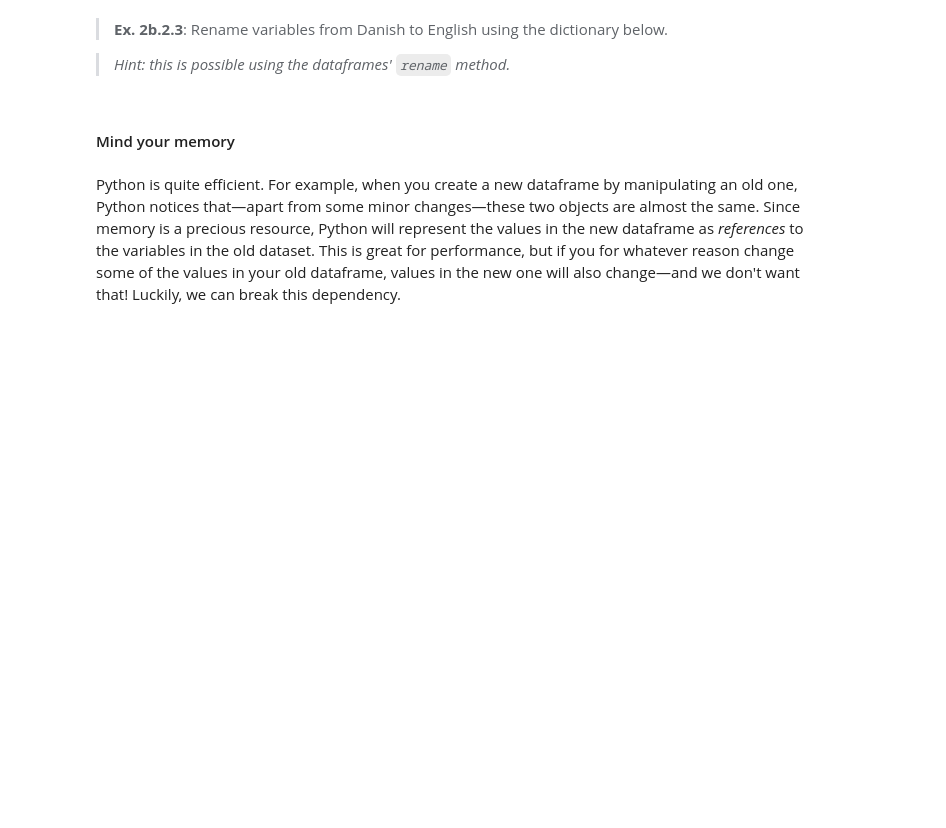
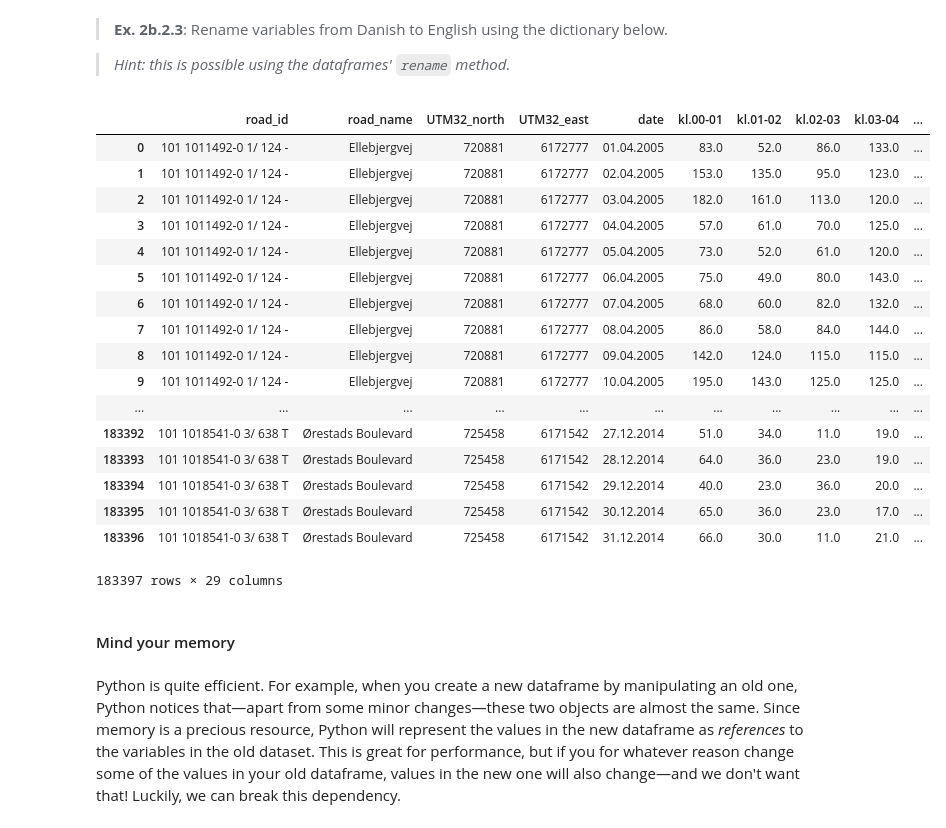
Before and after one commit to Froop0/Social-Data-Science-Group3, a Jupyter notebook: exercises_week2b_SELF.ipynb, the cells around one changed output. Saved outputs shown, nothing was run; the diff lists cells and outputs as text; code cells hidden in the pictures; blank space fills up the shorter version.

```diff
--- a/exercises_week2b_SELF.ipynb
+++ b/exercises_week2b_SELF.ipynb
@@ -94,0 +132,2 @@ TypeError: expected string or bytes-like object
+# %%
+data = [pd.read_excel(i, skiprows=10) for i in urls_data] #first 10 rows are skipped acc. to suggestion
@@ -98,3 +141,5 @@ TypeError: expected string or bytes-like object
 > *Hint: try using pandas' `concat` function.*
 # %%
 # [Answer to Ex. 2b.1.5]
+raw_data = pd.concat(data)
+type(raw_data)
@@ -118,0 +177,2 @@ Remember `numpy` arrays from last week? Unlike these, `pandas` dataframes have t
+# %%
+data = raw_data.reset_index(drop=True)
@@ -124,0 +189,4 @@ Remember `numpy` arrays from last week? Unlike these, `pandas` dataframes have t
+# %%
+# [Answer to Ex. 2b.2.2]
+data = data.drop(['Spor'], axis=1) #axis=1 - drop labels from column; /=0 drop labels from index
+data.tail(1)
@@ -128,14 +200,35 @@ Remember `numpy` arrays from last week? Unlike these, `pandas` dataframes have t
 > *Hint: this is possible using the dataframes' `rename` method.*
 # %%
 # [Answer to Ex. 2b.2.3]
-
 dk_to_uk = {
     'Vejnavn':'road_name',
     '(UTM32)':'UTM32_north',
     '(UTM32).1':'UTM32_east',
     'Dato':'date',
     'Vej-Id':'road_id'
 }
+
+data_renamed = data.rename(columns=dk_to_uk)
+data_renamed
+# %% [output]
+|  | road_id | road_name | UTM32_north | UTM32_east | date | kl.00-01 | kl.01-02 | kl.02-03 | kl.03-04 | ... |
+| 0 | 101 1011492-0 1/ 124 - | Ellebjergvej | 720881 | 6172777 | 01.04.2005 | 83.0 | 52.0 | 86.0 | 133.0 | ... |
+| 1 | 101 1011492-0 1/ 124 - | Ellebjergvej | 720881 | 6172777 | 02.04.2005 | 153.0 | 135.0 | 95.0 | 123.0 | ... |
+| 2 | 101 1011492-0 1/ 124 - | Ellebjergvej | 720881 | 6172777 | 03.04.2005 | 182.0 | 161.0 | 113.0 | 120.0 | ... |
+| 3 | 101 1011492-0 1/ 124 - | Ellebjergvej | 720881 | 6172777 | 04.04.2005 | 57.0 | 61.0 | 70.0 | 125.0 | ... |
+| 4 | 101 1011492-0 1/ 124 - | Ellebjergvej | 720881 | 6172777 | 05.04.2005 | 73.0 | 52.0 | 61.0 | 120.0 | ... |
+| 5 | 101 1011492-0 1/ 124 - | Ellebjergvej | 720881 | 6172777 | 06.04.2005 | 75.0 | 49.0 | 80.0 | 143.0 | ... |
+| 6 | 101 1011492-0 1/ 124 - | Ellebjergvej | 720881 | 6172777 | 07.04.2005 | 68.0 | 60.0 | 82.0 | 132.0 | ... |
+| 7 | 101 1011492-0 1/ 124 - | Ellebjergvej | 720881 | 6172777 | 08.04.2005 | 86.0 | 58.0 | 84.0 | 144.0 | ... |
+| 8 | 101 1011492-0 1/ 124 - | Ellebjergvej | 720881 | 6172777 | 09.04.2005 | 142.0 | 124.0 | 115.0 | 115.0 | ... |
+| 9 | 101 1011492-0 1/ 124 - | Ellebjergvej | 720881 | 6172777 | 10.04.2005 | 195.0 | 143.0 | 125.0 | 125.0 | ... |
+| ... | ... | ... | ... | ... | ... | ... | ... | ... | ... | ... |
+| 183392 | 101 1018541-0 3/ 638 T | Ørestads Boulevard | 725458 | 6171542 | 27.12.2014 | 51.0 | 34.0 | 11.0 | 19.0 | ... |
+| 183393 | 101 1018541-0 3/ 638 T | Ørestads Boulevard | 725458 | 6171542 | 28.12.2014 | 64.0 | 36.0 | 23.0 | 19.0 | ... |
+| 183394 | 101 1018541-0 3/ 638 T | Ørestads Boulevard | 725458 | 6171542 | 29.12.2014 | 40.0 | 23.0 | 36.0 | 20.0 | ... |
+| 183395 | 101 1018541-0 3/ 638 T | Ørestads Boulevard | 725458 | 6171542 | 30.12.2014 | 65.0 | 36.0 | 23.0 | 17.0 | ... |
+| 183396 | 101 1018541-0 3/ 638 T | Ørestads Boulevard | 725458 | 6171542 | 31.12.2014 | 66.0 | 30.0 | 11.0 | 21.0 | ... |
+183397 rows × 29 columns
 # %% [markdown]
 #### Mind your memory
 # %% [markdown]
```
Also changed, not shown: parts of 32 cells of this notebook.
